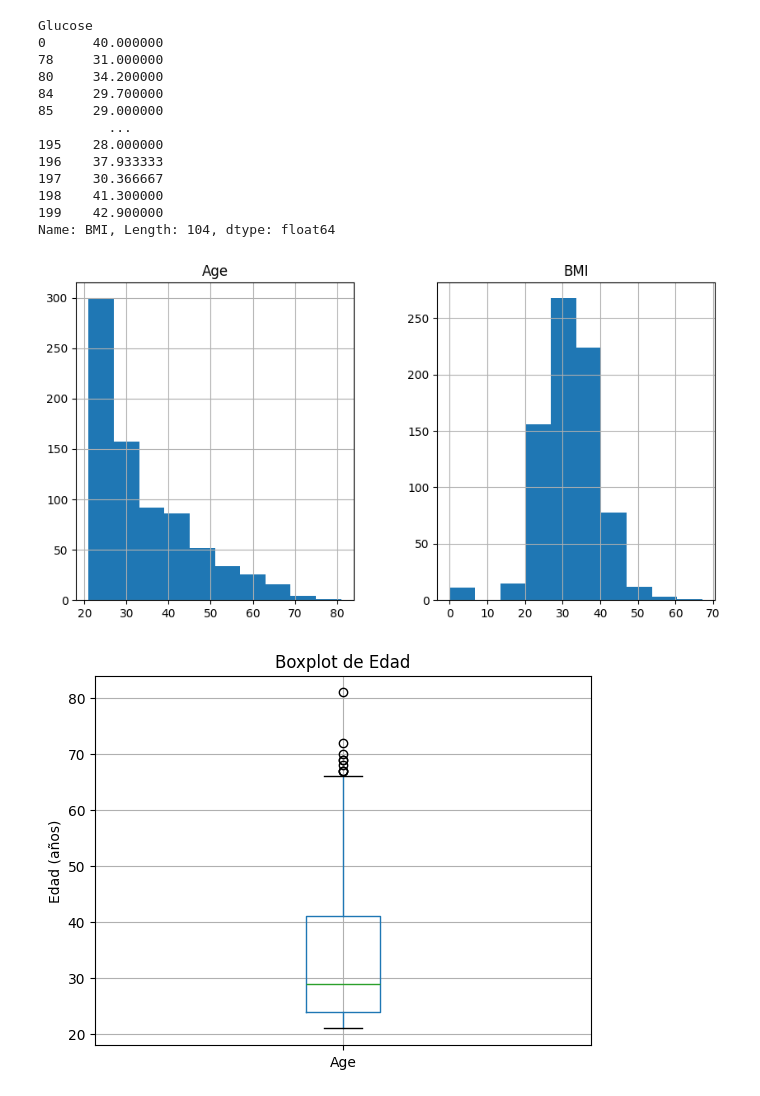
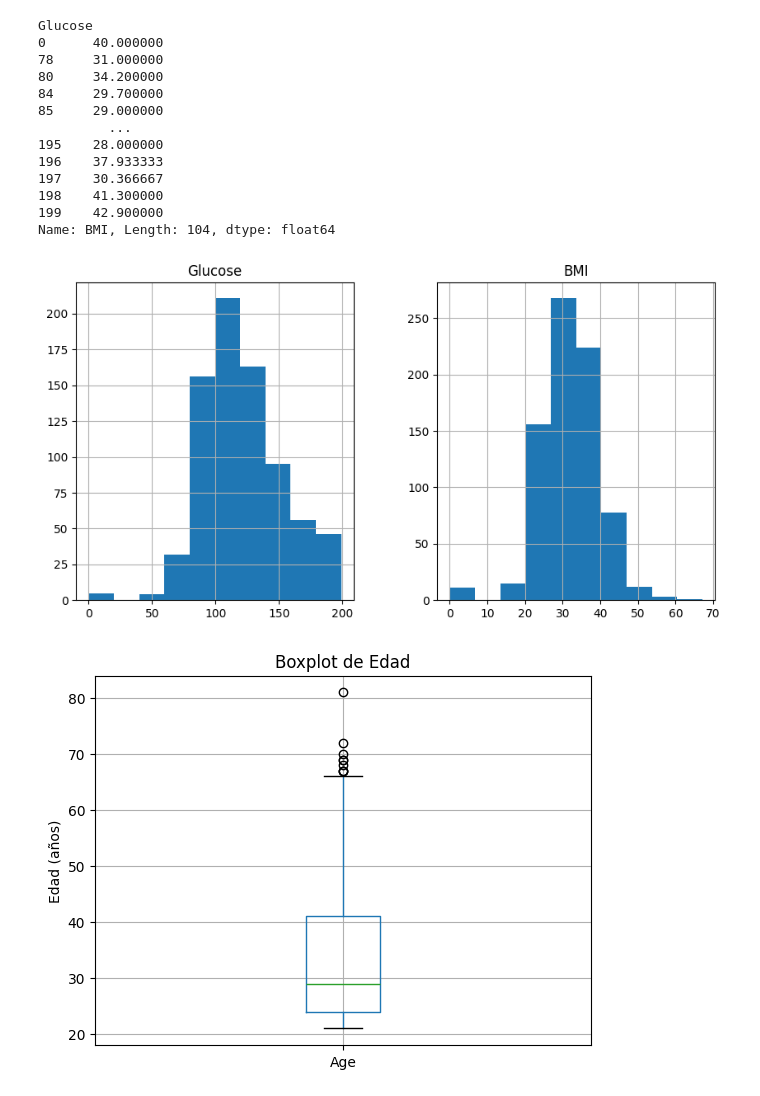
Before and after one commit to Jedi172005/Laboratorio_A00839100, a Jupyter notebook: 01_pandas_Diabeticos.ipynb, the cells around one changed output. Cells and saved outputs as stored; diff of their text form; code cells hidden in the pictures.

```diff
--- a/01_pandas_Diabeticos.ipynb
+++ b/01_pandas_Diabeticos.ipynb
@@ -452,10 +452,10 @@ Glucose
 199    42.900000
 Name: BMI, Length: 104, dtype: float64
 # %%
-diabetes[['Age', 'BMI']].hist(figsize=(10,5))
+diabetes[['Glucose', 'BMI']].hist(figsize=(10,5))
 plt.show()
 # %% [output]
-[figure, old version]
+[figure, new version]
 # %%
 ## Se puede ver que en age se tiene un sesgo a la izquierda, que en este caso signfica que la mayoria de las personas tienen edades cercanas a los 20-30 años de edad,
 ## a pesar de que el rango llega hasta los 81 años de edad. En el BMI, se puede notar que es bastante simetrico, ya que la mayoria de los datos estan entre los 20 y 40
```
Also changed, not shown: parts of 10 cells of this notebook.
